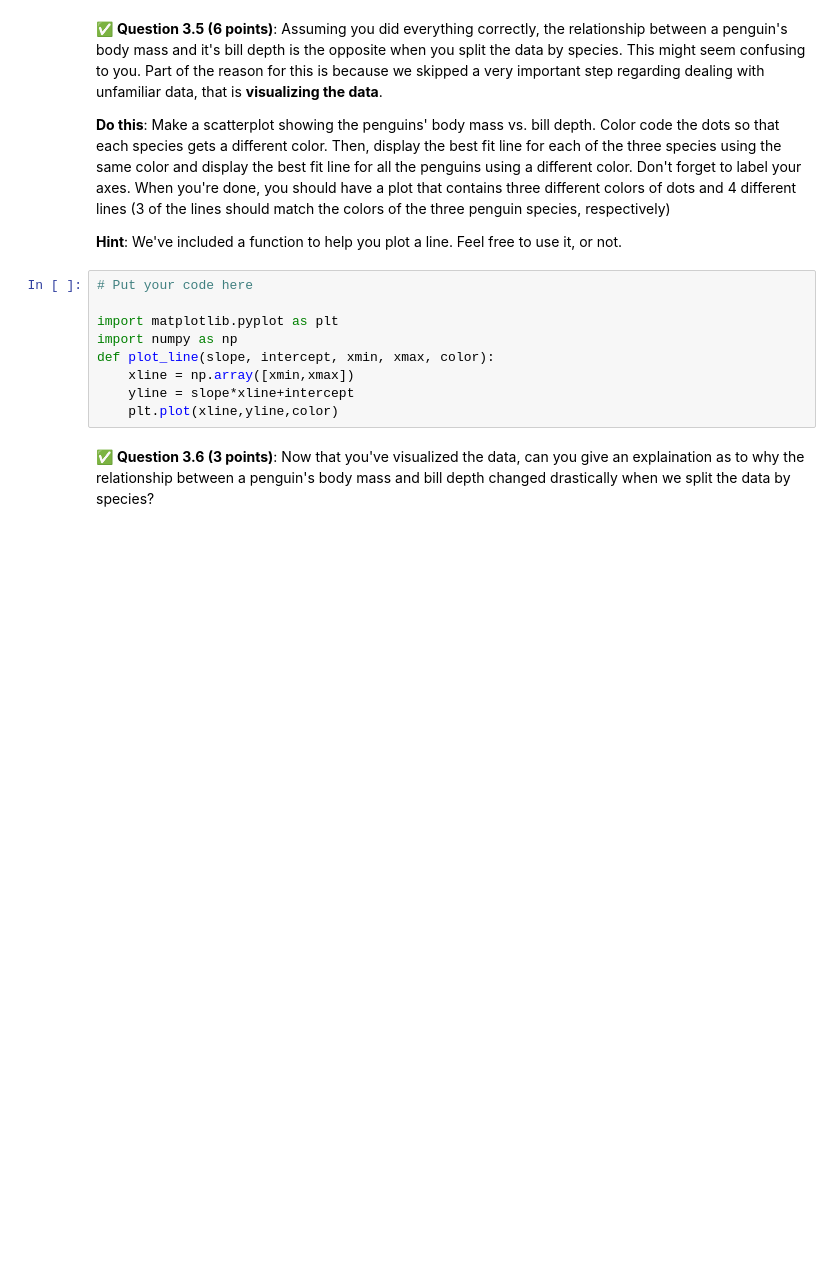
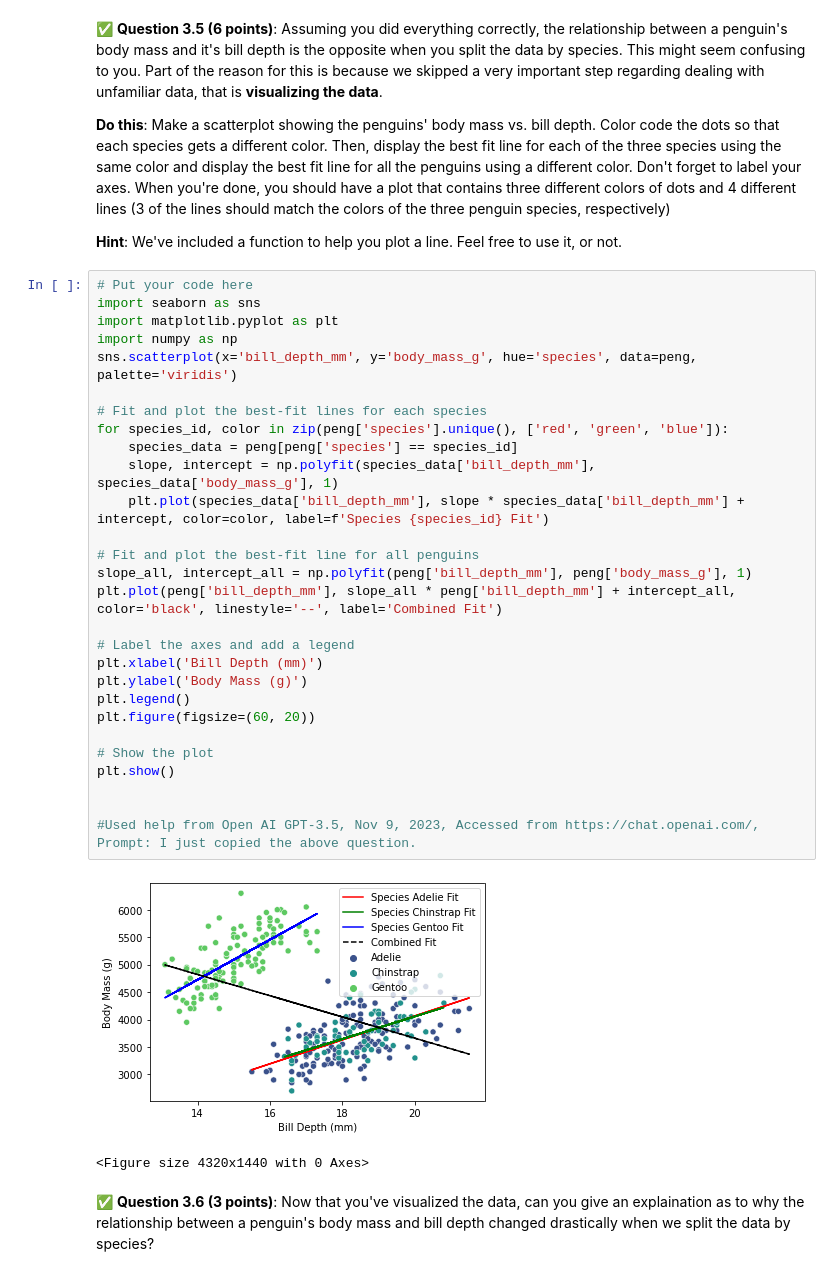
Before and after one commit to JScheble/CMSE202-f23-turnin, a Jupyter notebook: hw-03/HW-03_Regression-Cooper Scheble.ipynb, the cells around one changed output. Drawn from its saved outputs; the diff is of its cells as text; blank space fills up the shorter version.

```diff
--- a/hw-03/HW-03_Regression-Cooper Scheble.ipynb
+++ b/hw-03/HW-03_Regression-Cooper Scheble.ipynb
@@ -163,14 +267,36 @@ In this part, we'll perform some one-variable linear regression analysis on the
 **Do this**: Make a scatterplot showing the penguins' body mass vs. bill depth. Color code the dots so that each species gets a different color. Then, display the best fit line for each of the three species using the same color and display the best fit line for all the penguins using a different color. Don't forget to label your axes. When you're done, you should have a plot that contains three different colors of dots and 4 different lines (3 of the lines should match the colors of the three penguin species, respectively)
 
 **Hint**: We've included a function to help you plot a line. Feel free to use it, or not.
-# %%
-# Put your code here
-
-import matplotlib.pyplot as plt
-import numpy as np
-def plot_line(slope, intercept, xmin, xmax, color):
-    xline = np.array([xmin,xmax])
-    yline = slope*xline+intercept
-    plt.plot(xline,yline,color)
+# %%
+# Put your code here
+import seaborn as sns
+import matplotlib.pyplot as plt
+import numpy as np
+sns.scatterplot(x='bill_depth_mm', y='body_mass_g', hue='species', data=peng, palette='viridis')
+
+# Fit and plot the best-fit lines for each species
+for species_id, color in zip(peng['species'].unique(), ['red', 'green', 'blue']):
+    species_data = peng[peng['species'] == species_id]
+    slope, intercept = np.polyfit(species_data['bill_depth_mm'], species_data['body_mass_g'], 1)
+    plt.plot(species_data['bill_depth_mm'], slope * species_data['bill_depth_mm'] + intercept, color=color, label=f'Species {species_id} Fit')
+
+# Fit and plot the best-fit line for all penguins
+slope_all, intercept_all = np.polyfit(peng['bill_depth_mm'], peng['body_mass_g'], 1)
+plt.plot(peng['bill_depth_mm'], slope_all * peng['bill_depth_mm'] + intercept_all, color='black', linestyle='--', label='Combined Fit')
+
+# Label the axes and add a legend
+plt.xlabel('Bill Depth (mm)')
+plt.ylabel('Body Mass (g)')
+plt.legend()
+plt.figure(figsize=(60, 20))
+
+# Show the plot
+plt.show()
+
+
+#Used help from Open AI GPT-3.5, Nov 9, 2023, Accessed from https://chat.openai.com/, Prompt: I just copied the above question.
+# %% [output]
+[figure, added]
+<Figure size 4320x1440 with 0 Axes>
 # %% [markdown]
 &#9989;  **Question 3.6 (3 points)**: Now that you've visualized the data, can you give an explaination as to why the relationship between a penguin's body mass and bill depth changed drastically when we split the data by species?
```
Also changed, not shown: parts of 14 cells of this notebook.
